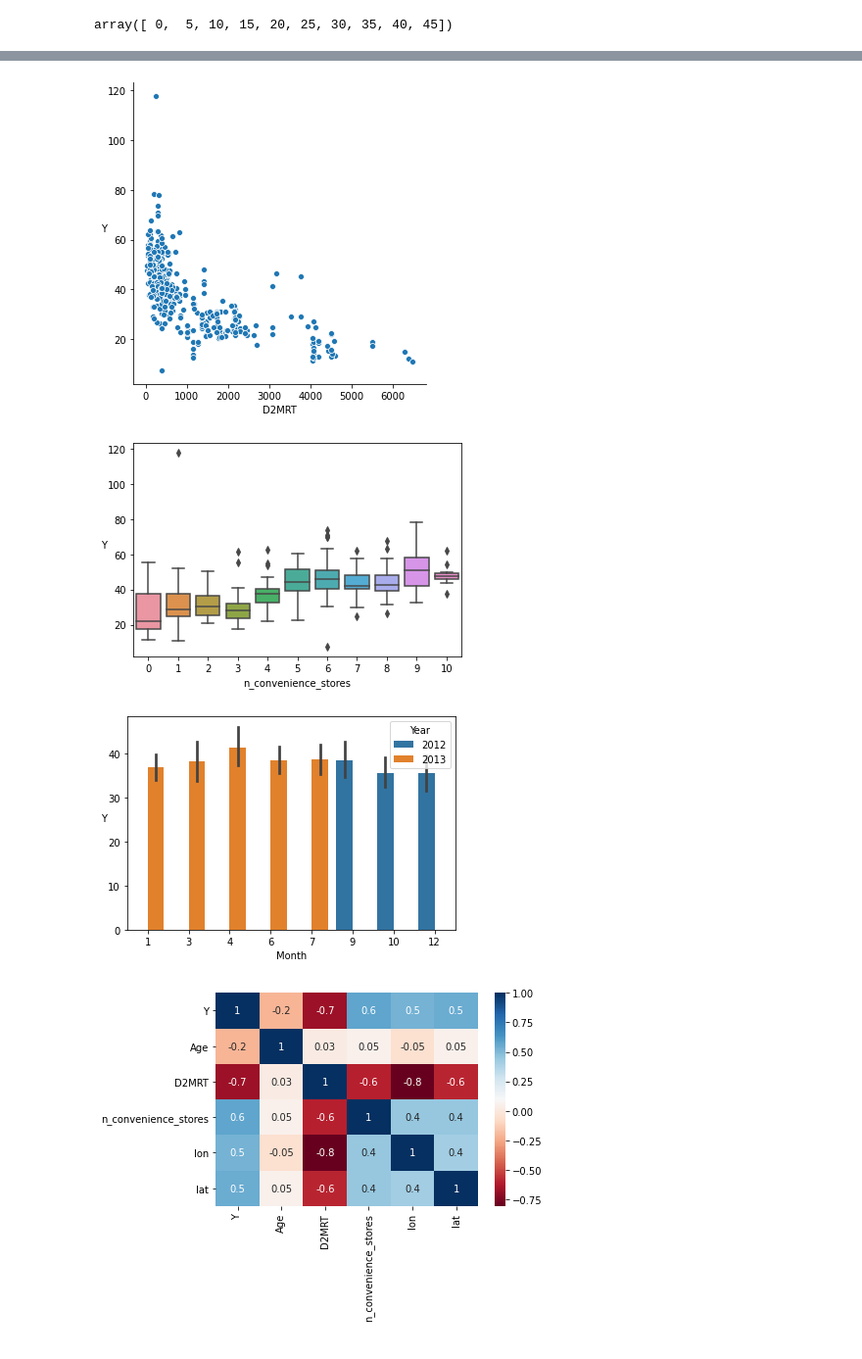
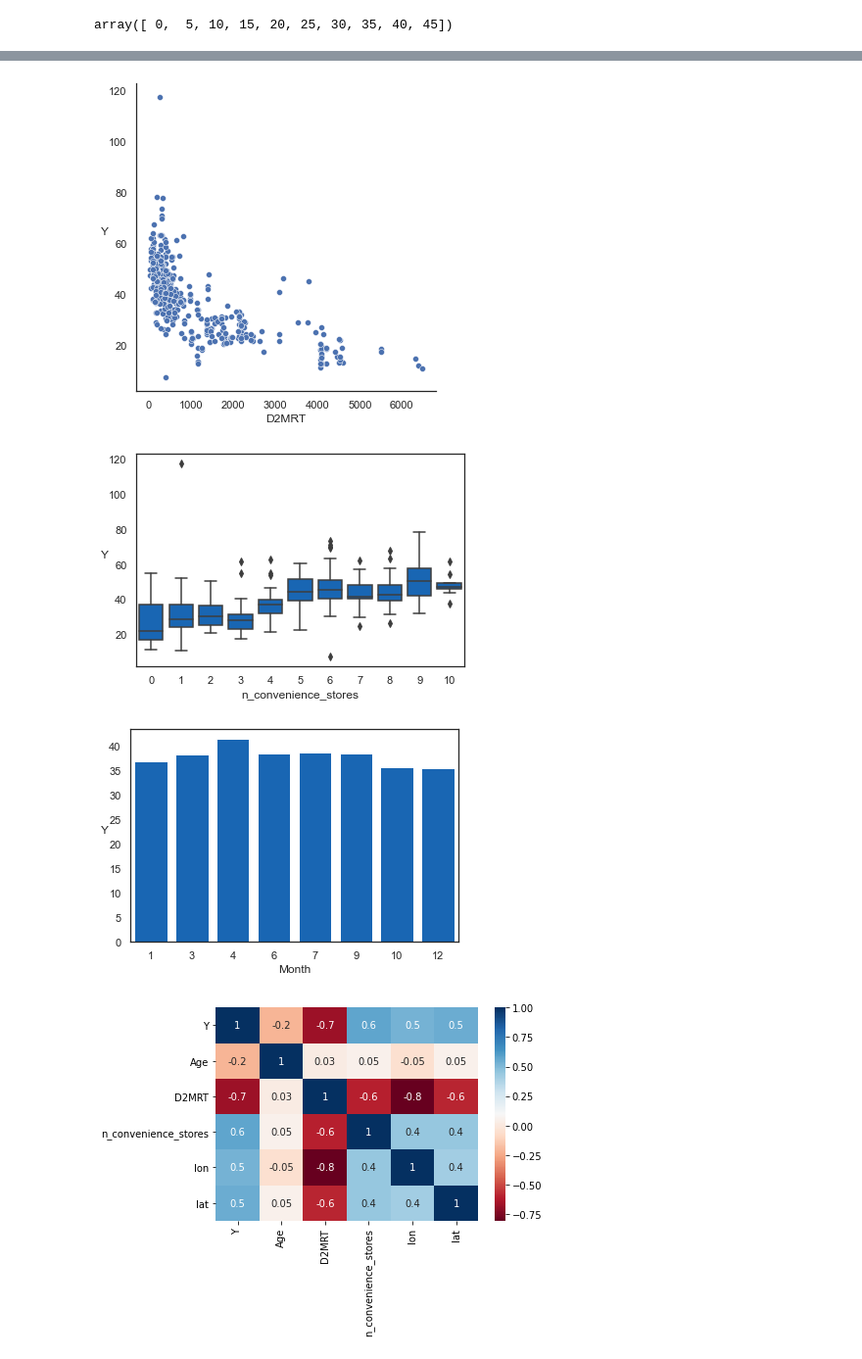
Before and after one commit to GallonShih/Projects, a Jupyter notebook: SideProject/04_UCI_Real_estate_valuation/Real Estate Valuation_V2.0.0.ipynb, the cells around one changed output, grey strips where cells are left out. Shown at 98% size. Cells and saved outputs as stored; diff of their text form; code cells hidden in the pictures.

```diff
--- a/SideProject/04_UCI_Real_estate_valuation/Real Estate Valuation_V2.0.0.ipynb
+++ b/SideProject/04_UCI_Real_estate_valuation/Real Estate Valuation_V2.0.0.ipynb
@@ -760,17 +760,18 @@ np.arange(0,50,5)
 # %% [output]
 array([ 0,  5, 10, 15, 20, 25, 30, 35, 40, 45])
 # %%
-g1 = sns.jointplot(x='Age',y='Y',data=df_train,kind='scatter',color='#000000')
+sns.set(style = "white")
+g1 = sns.jointplot(x='Age',y='Y',data=df_train,kind='scatter',color='#0066CC')
 g1.ax_joint.set_ylabel('Y',rotation=0)
 
-g2 = sns.jointplot(x='D2MRT',y='Y',data=df_train,kind='scatter',color='#000000')
+g2 = sns.jointplot(x='D2MRT',y='Y',data=df_train,kind='scatter',color='#0066CC')
 g2.ax_joint.set_ylabel('Y',rotation=0)
 
-g3 = sns.jointplot(x='n_convenience_stores',y='Y',data=df_train,kind='hist',color='#000000')
+g3 = sns.jointplot(x='n_convenience_stores',y='Y',data=df_train,kind='hist',color='#0066CC')
 g3.ax_joint.set_xticks(np.arange(0,11,1))
 g3.ax_joint.set_ylabel('Y',rotation=0)
 
-g4 = sns.jointplot(x='Month',y='Y',data=df_train,kind='hist',color='#000000')
+g4 = sns.jointplot(x='Month',y='Y',data=df_train,kind='hist',color='#0066CC')
 g4.ax_joint.set_xticks(np.arange(1,13,1))
 g4.ax_joint.set_ylabel('Y',rotation=0)
 
@@ -784,6 +785,7 @@ plt.show()
 g1 = sns.jointplot(x='Age',y='D2MRT',data=df_train,kind='hex',color='#000000')
 g1.ax_joint.set_ylabel('D2MRT',rotation=0)
 # %%
+sns.set(style = "white")
 sns.relplot(x = 'Age', y = 'Y', kind="scatter",data=df_train,color='#0066CC')
 plt.ylabel('Y',rotation=0)
 plt.show()
@@ -795,11 +797,11 @@ plt.show()
 # sns.relplot(x = 'ln_D2MRT', y = 'Y', kind="scatter",data=df_train)
 # plt.show()
 
-sns.boxplot(x = 'n_convenience_stores', y = 'Y',data=df_train)
+sns.boxplot(x = 'n_convenience_stores', y = 'Y',data=df_train,color='#0066CC')
 plt.ylabel('Y',rotation=0)
 plt.show()
 
-sns.barplot(x='Month',y='Y',hue='Year',data=df_train)
+sns.barplot(x='Month',y='Y',data=df_train,ci=False,color='#0066CC')
 plt.ylabel('Y',rotation=0)
 plt.show()
 # %% [output]
@@ -807,6 +809,6 @@ plt.show()
-[figure, old version]
+[figure, new version]
-[figure, old version]
+[figure, new version]
-[figure, old version]
+[figure, new version]
 # %%
 correlations = df_train.loc[:,['Y','Age','D2MRT','n_convenience_stores','lon','lat']].corr()
 # %%
```
Also changed, not shown: parts of 2 cells of this notebook, 1 other file.
